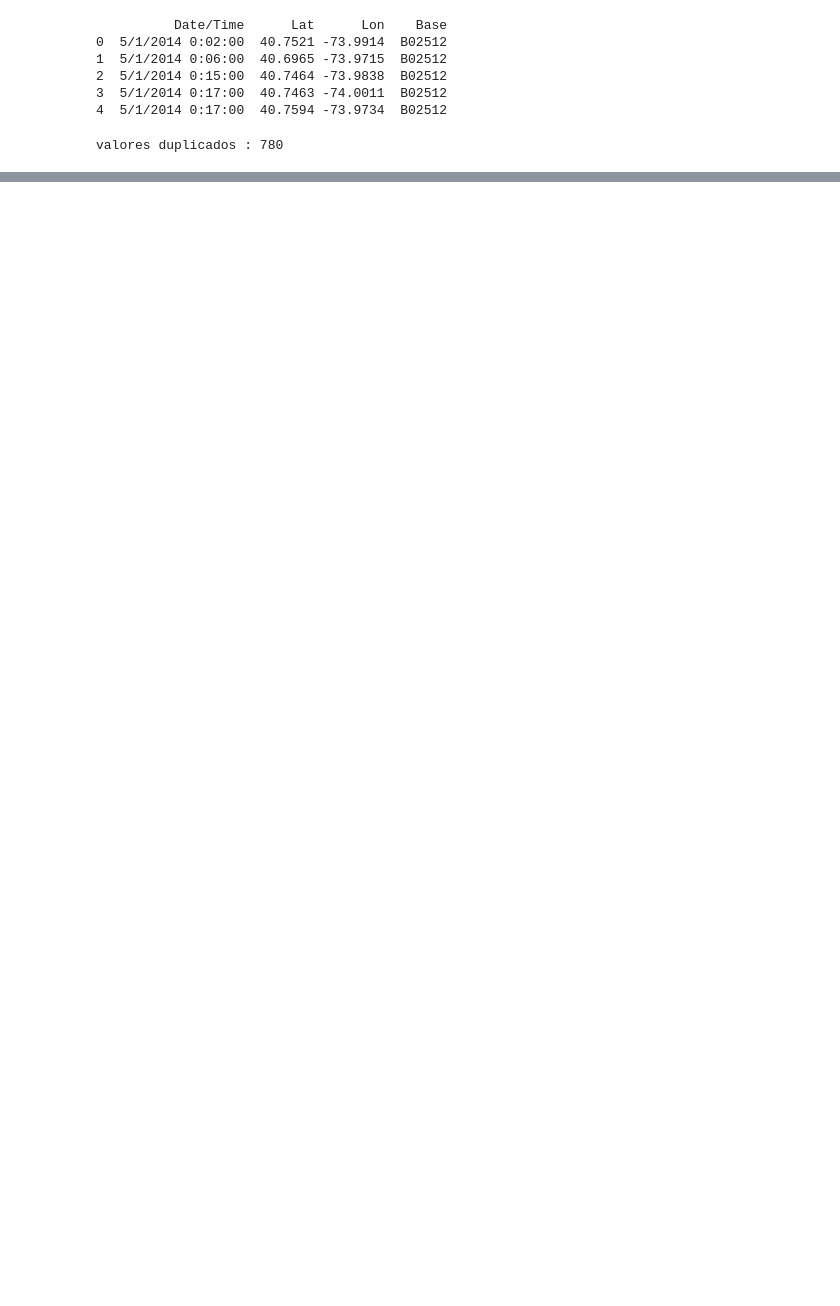
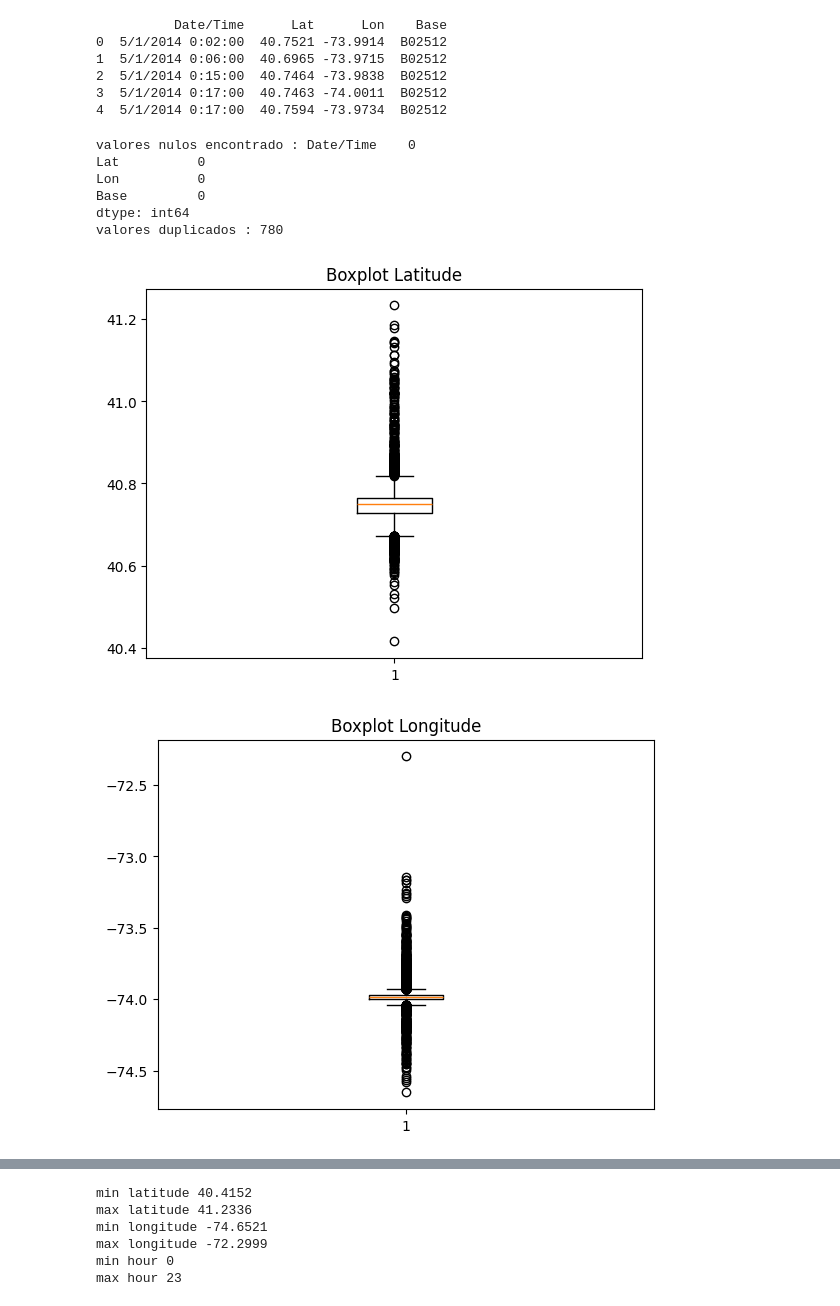
Before and after one commit to Emilio-Pedro/cd2_tema2, a Jupyter notebook: etapa1/etapa1cd2.ipynb, the cells around one changed output, grey strips where cells are left out. Saved outputs shown, nothing was run; the diff lists cells and outputs as text; code cells hidden in the pictures; blank space fills up the shorter version.

```diff
--- a/etapa1/etapa1cd2.ipynb
+++ b/etapa1/etapa1cd2.ipynb
@@ -18,15 +18,51 @@ df_original = df.copy()
 4  5/1/2014 0:17:00  40.7594 -73.9734  B02512
 # %%
 
-#print(df.isnull().sum())
+print("valores nulos encontrado :" , df.isnull().sum())
 
 # Verificar e remover duplicatas
 print("valores duplicados :" , df.duplicated().sum())
 df = df.drop_duplicates()
 # %% [output]
+valores nulos encontrado : Date/Time    0
+Lat          0
+Lon          0
+Base         0
+dtype: int64
 valores duplicados : 780
 # %%
 
 df['Date/Time'] = pd.to_datetime(df['Date/Time'])
 df['Hour'] = df['Date/Time'].dt.hour
 df['Day'] = df['Date/Time'].dt.day
+# %%
+import matplotlib.pyplot as plt
+
+plt.boxplot(df['Lat'])
+plt.title("Boxplot Latitude")
+plt.show()
+
+plt.boxplot(df['Lon'])
+plt.title("Boxplot Longitude")
+plt.show()
+
+
+plt.boxplot(df['Hour'])
+plt.title("Boxplot Hour")
+plt.show()
+
+
+
+print("min latitude" , df['Lat'].min())
+print("max latitude" , df['Lat'].max())
+print("min longitude" , df['Lon'].min())
+print("max longitude" , df['Lon'].max())
+print("min hour" , df['Hour'].min())
+print("max hour" , df['Hour'].max())
+
+# Não foi necessaria a remoção de outliers,
+# pois os valores observados de latitude, longitude e hora
+# permaneceram dentro do intervalo esperado para o contexto do dataset.
+# %% [output]
+[figure, added]
+[figure, added]
@@ -33,3 +70,9 @@ df['Day'] = df['Date/Time'].dt.day
+min latitude 40.4152
+max latitude 41.2336
+min longitude -74.6521
+max longitude -72.2999
+min hour 0
+max hour 23
 # %%
 from sklearn.preprocessing import MinMaxScaler
 
```
Also changed, not shown: parts of 4 cells of this notebook, 1 other file.
